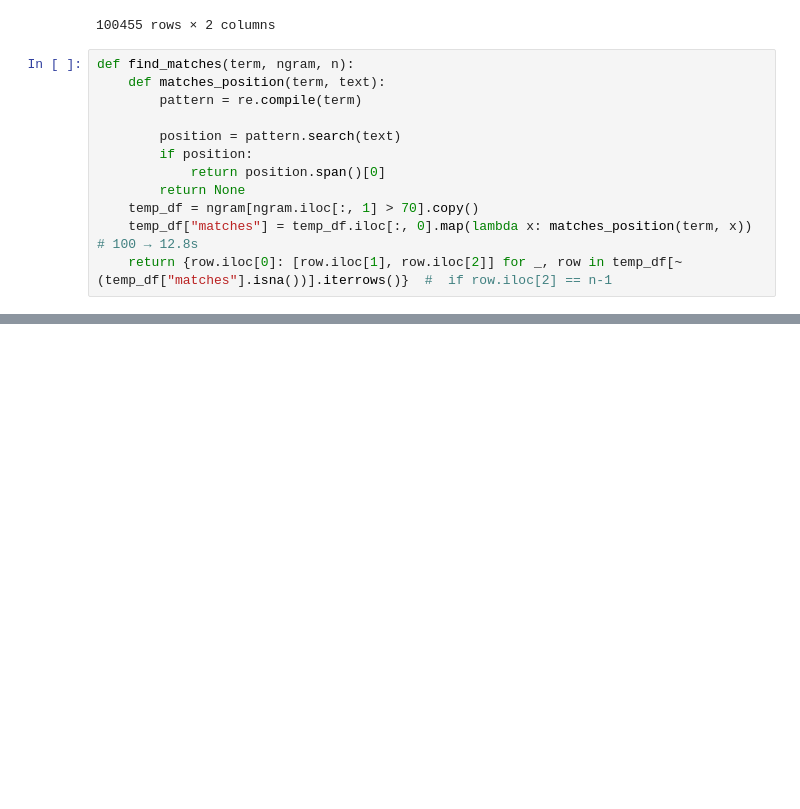
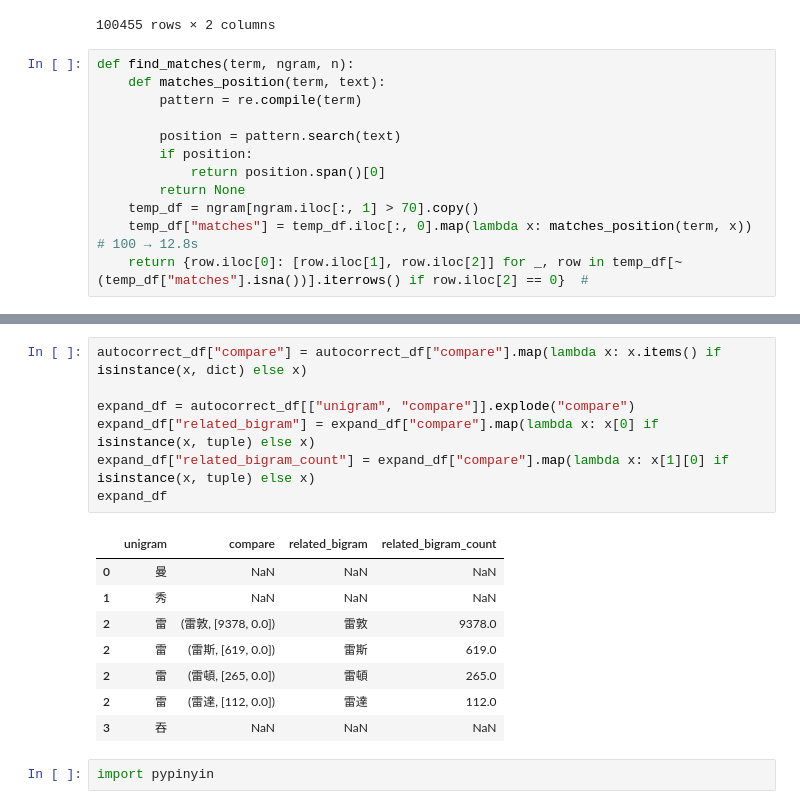
Before and after one commit to victor31ao/search_keywords, a Jupyter notebook: finding_keywords.ipynb, the cells around one changed output, grey strips where cells are left out. Drawn from its saved outputs; the diff is of its cells as text; blank space fills up the shorter version.

```diff
--- a/finding_keywords.ipynb
+++ b/finding_keywords.ipynb
@@ -194,5 +194,5 @@ def find_matches(term, ngram, n):
         return None
     temp_df = ngram[ngram.iloc[:, 1] > 70].copy()
     temp_df["matches"] = temp_df.iloc[:, 0].map(lambda x: matches_position(term, x))  # 100 → 12.8s
-    return {row.iloc[0]: [row.iloc[1], row.iloc[2]] for _, row in temp_df[~(temp_df["matches"].isna())].iterrows()}  #  if row.iloc[2] == n-1
+    return {row.iloc[0]: [row.iloc[1], row.iloc[2]] for _, row in temp_df[~(temp_df["matches"].isna())].iterrows() if row.iloc[2] == 0}  #
 # %%
@@ -230,0 +253,18 @@ bigram_df[bigram_df["2_gram"].str.contains("秀敦")]
+# %%
+autocorrect_df["compare"] = autocorrect_df["compare"].map(lambda x: x.items() if isinstance(x, dict) else x)
+
+expand_df = autocorrect_df[["unigram", "compare"]].explode("compare")
+expand_df["related_bigram"] = expand_df["compare"].map(lambda x: x[0] if isinstance(x, tuple) else x)
+expand_df["related_bigram_count"] = expand_df["compare"].map(lambda x: x[1][0] if isinstance(x, tuple) else x)
+expand_df
+# %% [output]
+|  | unigram | compare | related_bigram | related_bigram_count |
+| 0 | 曼 | NaN | NaN | NaN |
+| 1 | 秀 | NaN | NaN | NaN |
+| 2 | 雷 | (雷敦, [9378, 0.0]) | 雷敦 | 9378.0 |
+| 2 | 雷 | (雷斯, [619, 0.0]) | 雷斯 | 619.0 |
+| 2 | 雷 | (雷頓, [265, 0.0]) | 雷頓 | 265.0 |
+| 2 | 雷 | (雷達, [112, 0.0]) | 雷達 | 112.0 |
+| 3 | 吞 | NaN | NaN | NaN |
+# %%
+import pypinyin
```
Also changed, not shown: parts of 13 cells of this notebook.
